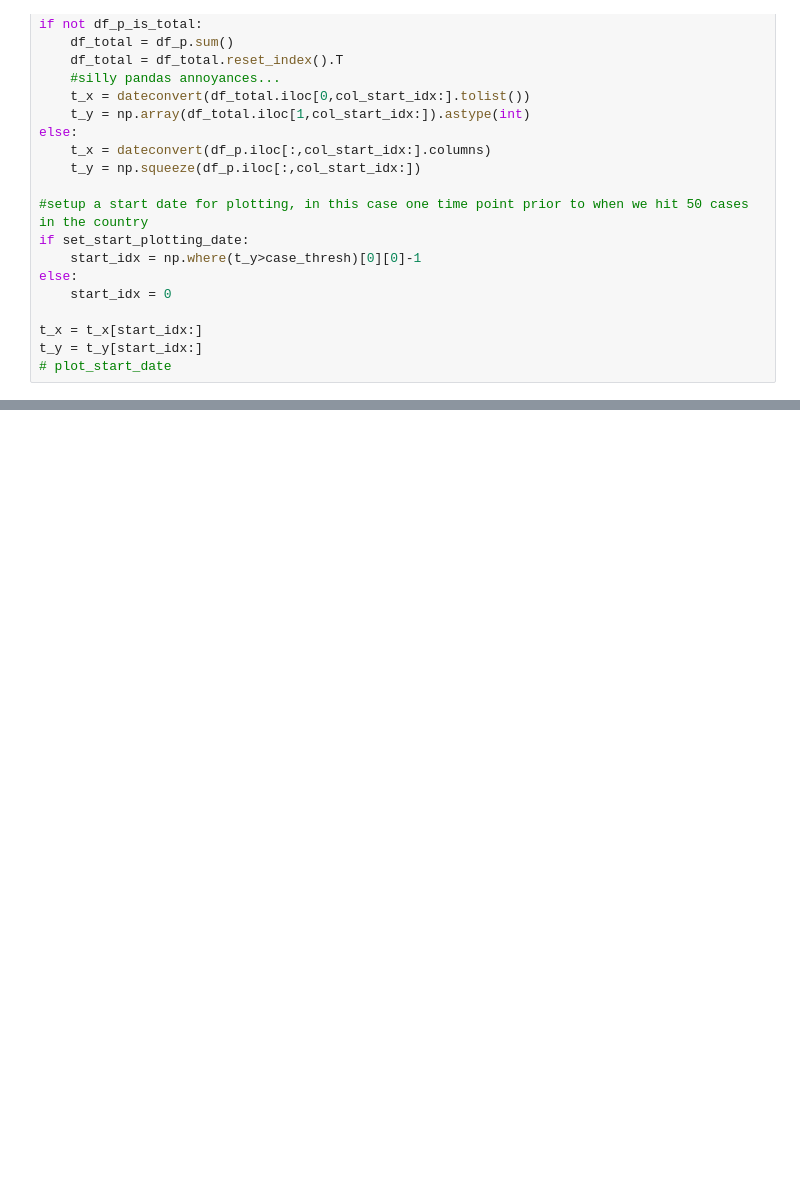
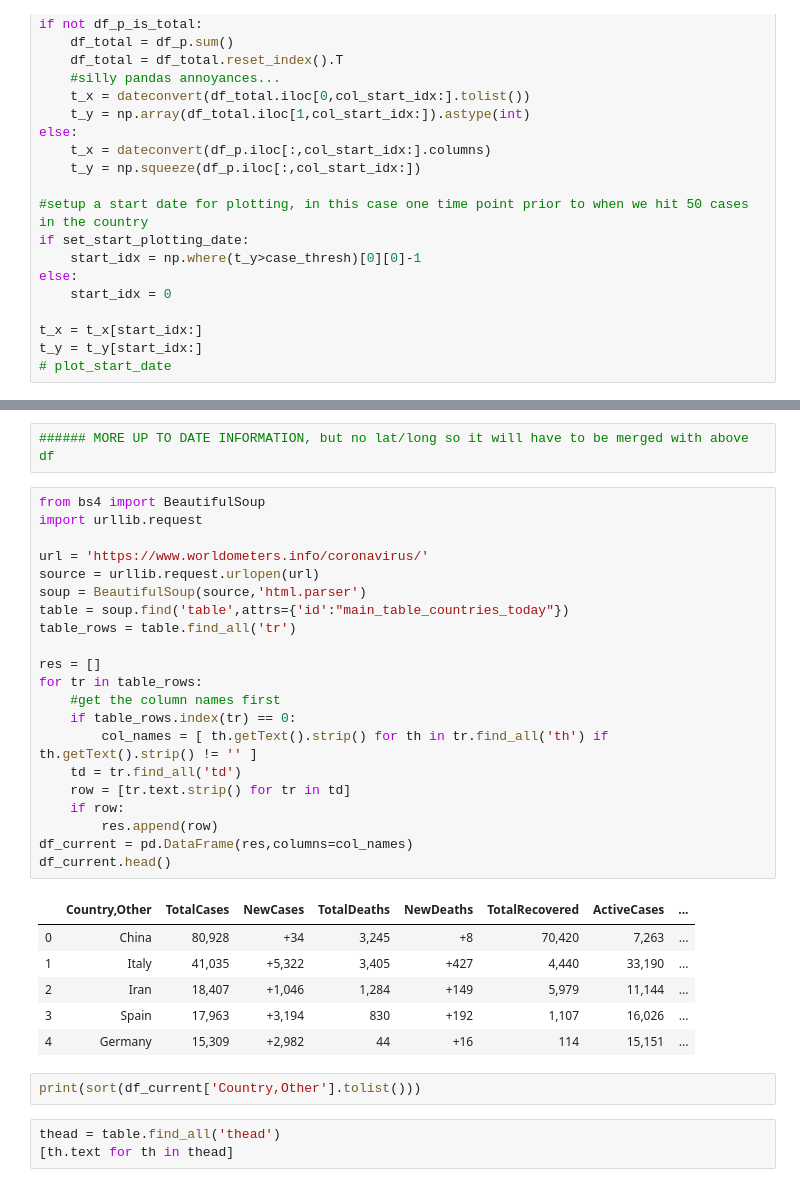
Before and after one commit to neuralabc/COVID-19, a Jupyter notebook: COVID-19_PlotCountryData.ipynb, the cells around one changed output, grey strips where cells are left out. Cells and saved outputs as stored; diff of their text form; blank space fills up the shorter version.

```diff
--- a/COVID-19_PlotCountryData.ipynb
+++ b/COVID-19_PlotCountryData.ipynb
@@ -132,0 +137,35 @@ if social_distancing_date is not None:
+# %%
+###### MORE UP TO DATE INFORMATION, but no lat/long so it will have to be merged with above df
+# %%
+from bs4 import BeautifulSoup
+import urllib.request
+
+url = 'https://www.worldometers.info/coronavirus/'
+source = urllib.request.urlopen(url)
+soup = BeautifulSoup(source,'html.parser')
+table = soup.find('table',attrs={'id':"main_table_countries_today"})
+table_rows = table.find_all('tr')
+
+res = []
+for tr in table_rows:
+    #get the column names first
+    if table_rows.index(tr) == 0:
+        col_names = [ th.getText().strip() for th in tr.find_all('th') if th.getText().strip() != '' ]
+    td = tr.find_all('td')
+    row = [tr.text.strip() for tr in td]
+    if row:
+        res.append(row)
+df_current = pd.DataFrame(res,columns=col_names)
+df_current.head()
+# %% [output]
+|  | Country,Other | TotalCases | NewCases | TotalDeaths | NewDeaths | TotalRecovered | ActiveCases | ... |
+| 0 | China | 80,928 | +34 | 3,245 | +8 | 70,420 | 7,263 | ... |
+| 1 | Italy | 41,035 | +5,322 | 3,405 | +427 | 4,440 | 33,190 | ... |
+| 2 | Iran | 18,407 | +1,046 | 1,284 | +149 | 5,979 | 11,144 | ... |
+| 3 | Spain | 17,963 | +3,194 | 830 | +192 | 1,107 | 16,026 | ... |
+| 4 | Germany | 15,309 | +2,982 | 44 | +16 | 114 | 15,151 | ... |
+# %%
+print(sort(df_current['Country,Other'].tolist()))
+# %%
+thead = table.find_all('thead')
+[th.text for th in thead]
```
Also changed, not shown: parts of 7 cells of this notebook.
